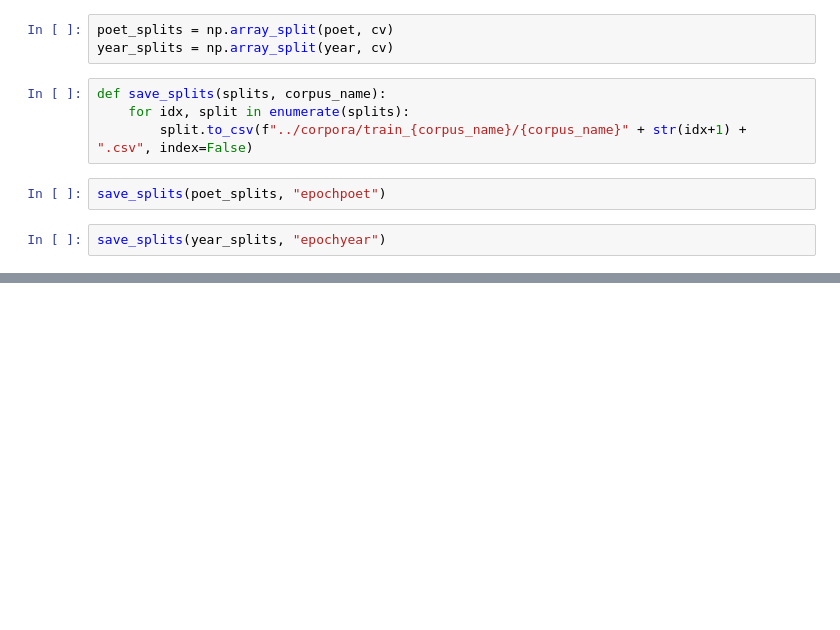
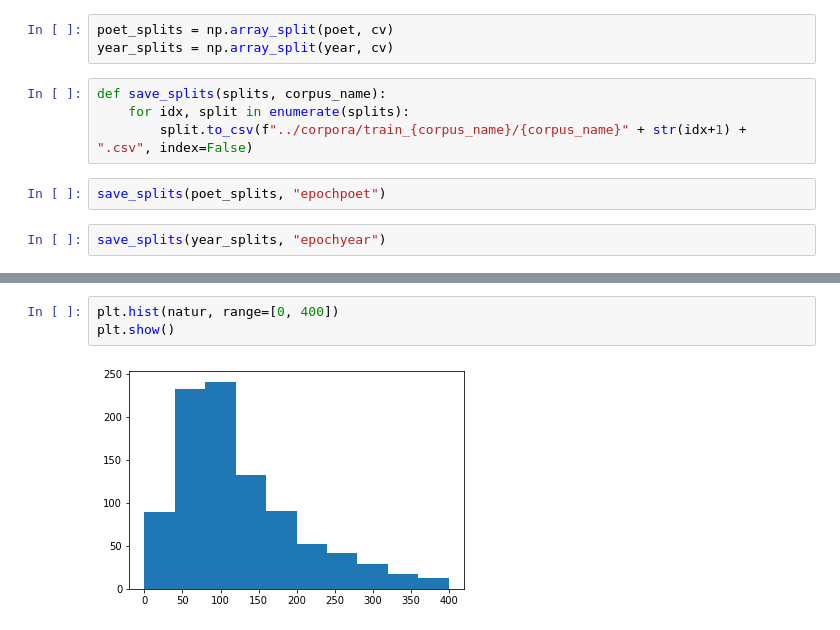
Before and after one commit to realjanpaulus/bertpoems, a Jupyter notebook: app/poems_preprocessing.ipynb, the cells around one changed output, grey strips where cells are left out. Saved outputs shown, nothing was run; the diff lists cells and outputs as text; blank space fills up the shorter version.

```diff
--- a/app/poems_preprocessing.ipynb
+++ b/app/poems_preprocessing.ipynb
@@ -466,0 +507,5 @@ save_splits(year_splits, "epochyear")
+# %%
+plt.hist(natur, range=[0, 400])
+plt.show()
+# %% [output]
+[figure, added]
```
Also changed, not shown: parts of 9 cells of this notebook, 16 other files.
